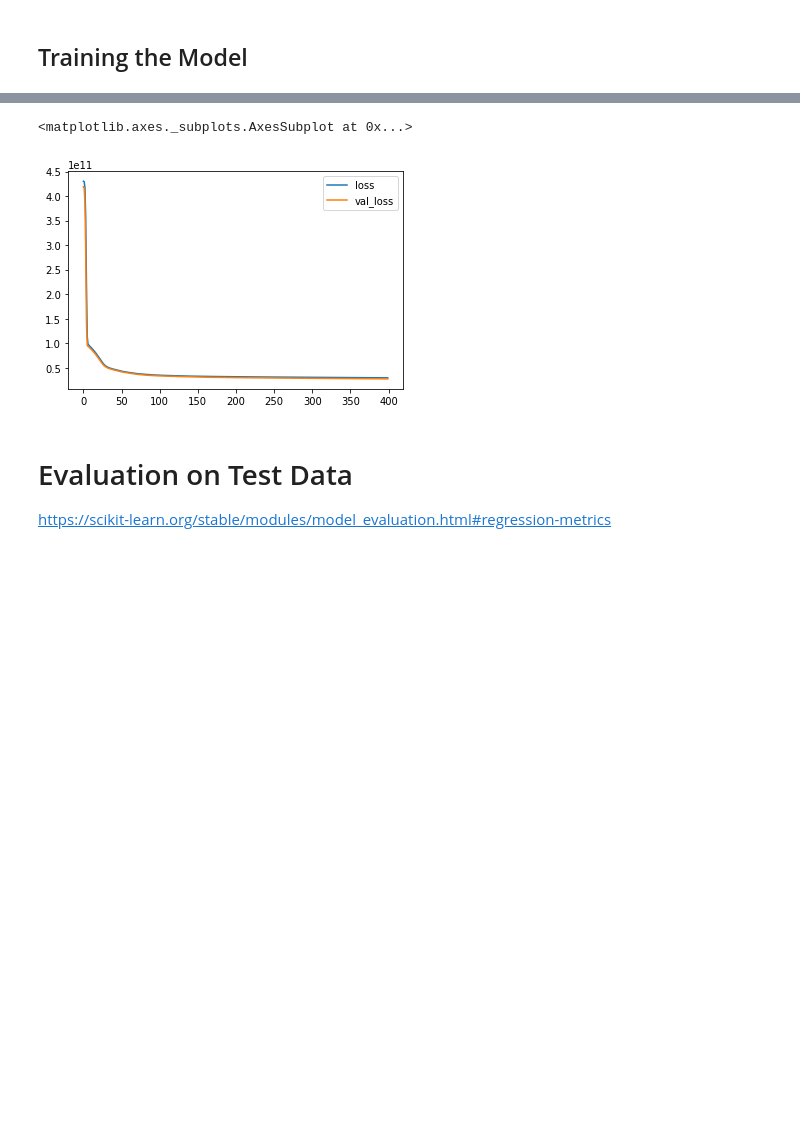
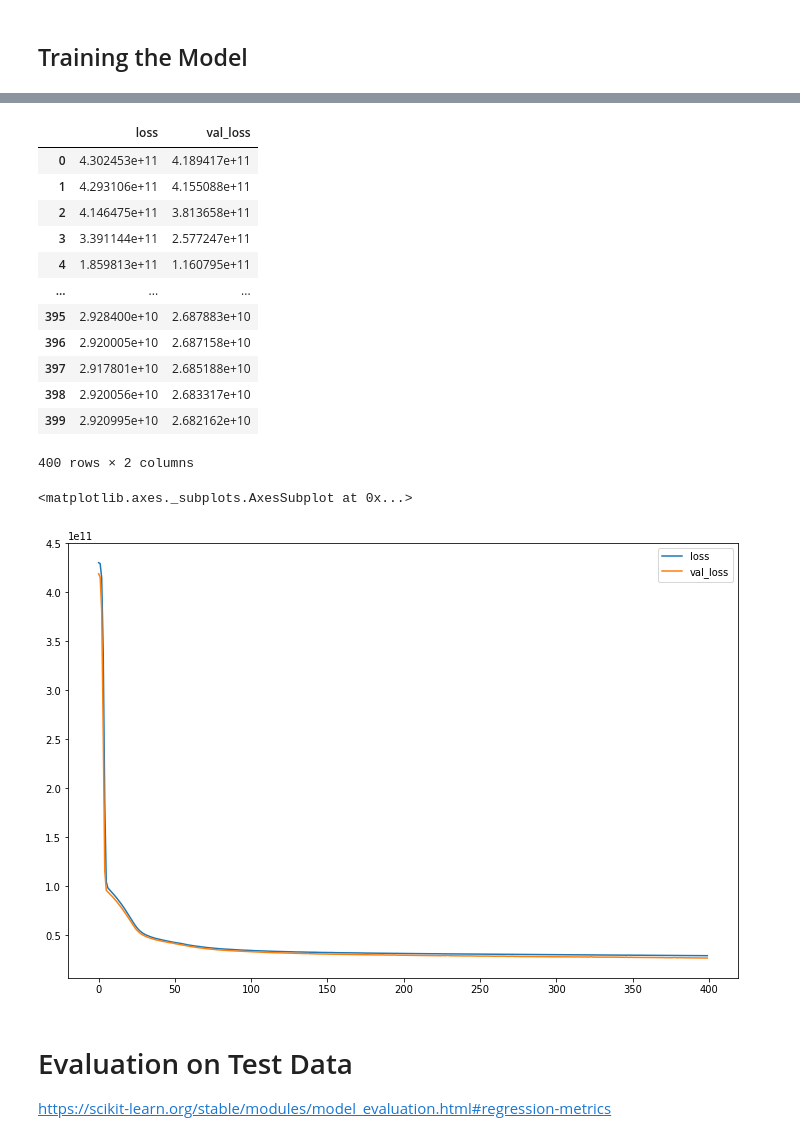
Before and after one commit to desam47/Tensorflow-for-deep-learning, a Jupyter notebook: ANN/01-Keras-Regression.ipynb, the cells around one changed output, grey strips where cells are left out. Saved outputs shown, nothing was run; the diff lists cells and outputs as text; code cells hidden in the pictures; blank space fills up the shorter version.

```diff
--- a/ANN/01-Keras-Regression.ipynb
+++ b/ANN/01-Keras-Regression.ipynb
@@ -458,10 +459,26 @@ Epoch 400/400
 # %%
 losses = pd.DataFrame(model.history.history)
 # %%
-losses.plot()
+losses
 # %% [output]
+|  | loss | val_loss |
+| 0 | 4.302453e+11 | 4.189417e+11 |
+| 1 | 4.293106e+11 | 4.155088e+11 |
+| 2 | 4.146475e+11 | 3.813658e+11 |
+| 3 | 3.391144e+11 | 2.577247e+11 |
+| 4 | 1.859813e+11 | 1.160795e+11 |
+| ... | ... | ... |
+| 395 | 2.928400e+10 | 2.687883e+10 |
+| 396 | 2.920005e+10 | 2.687158e+10 |
+| 397 | 2.917801e+10 | 2.685188e+10 |
+| 398 | 2.920056e+10 | 2.683317e+10 |
+| 399 | 2.920995e+10 | 2.682162e+10 |
-<matplotlib.axes._subplots.AxesSubplot at 0x...>
+400 rows × 2 columns
-[figure, removed]
+# %%
+losses.plot(figsize=(12,8))
+# %% [output]
+<matplotlib.axes._subplots.AxesSubplot at 0x...>
+[figure, added]
 # %% [markdown]
 # Evaluation on Test Data
 
```
Also changed, not shown: parts of 14 cells of this notebook.
